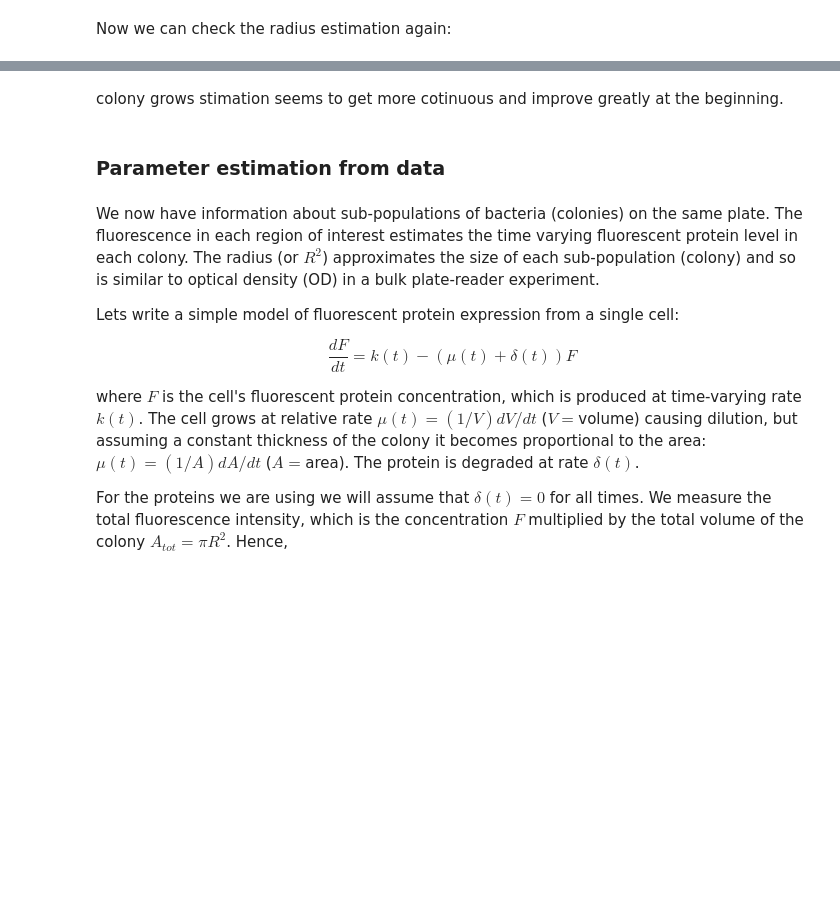
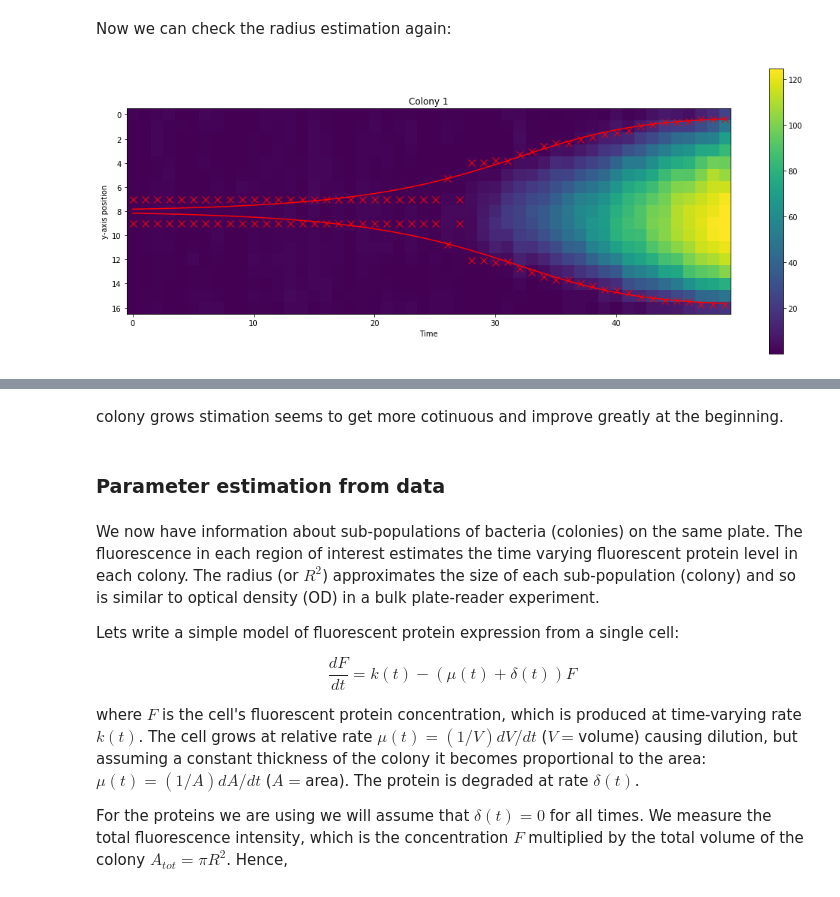
Before and after one commit to RudgeLab/FluoPi, a Jupyter notebook: Examples/Colony_size_and_fluo.ipynb, the cells around one changed output, grey strips where cells are left out. Saved outputs shown, nothing was run; the diff lists cells and outputs as text; code cells hidden in the pictures; blank space fills up the shorter version.

```diff
--- a/Examples/Colony_size_and_fluo.ipynb
+++ b/Examples/Colony_size_and_fluo.ipynb
@@ -300,8 +412,10 @@ plt.legend(loc='upper left')
 Now we can check the radius estimation again:
 # %%
 IDCol=int(Cols[0])
-flup.check_radius(ACRoisS,IDCol,T,r_fit=r_fit[IDCol],r_dots=R_frame[IDCol])
-#flup.check_radius(ACRoisS,IDCol,T,r_dots=R_frame5[IDCol],r_fit=r_fit[IDCol],filename='Plots/3Kymograph_fit2_color_'+str(IDCol))
+#flup.check_radius(ACRoisS,IDCol,T,r_fit=r_fit[IDCol],r_dots=R_frame[IDCol])
+flup.check_radius(ACRoisS,IDCol,T,r_fit=r_fit[IDCol],r_dots=R_frame[IDCol],filename='Plots/Size_and_fluo/3Kymograph_fit2_color_'+str(IDCol))
+# %% [output]
+[figure, added]
 # %%
 IDCol=Cols[0]
 fname=('ROIs/sumCol'+str(IDCol)+'_ROI_step%d.pdf')
```
Also changed, not shown: parts of 42 cells of this notebook, 13 other files.
